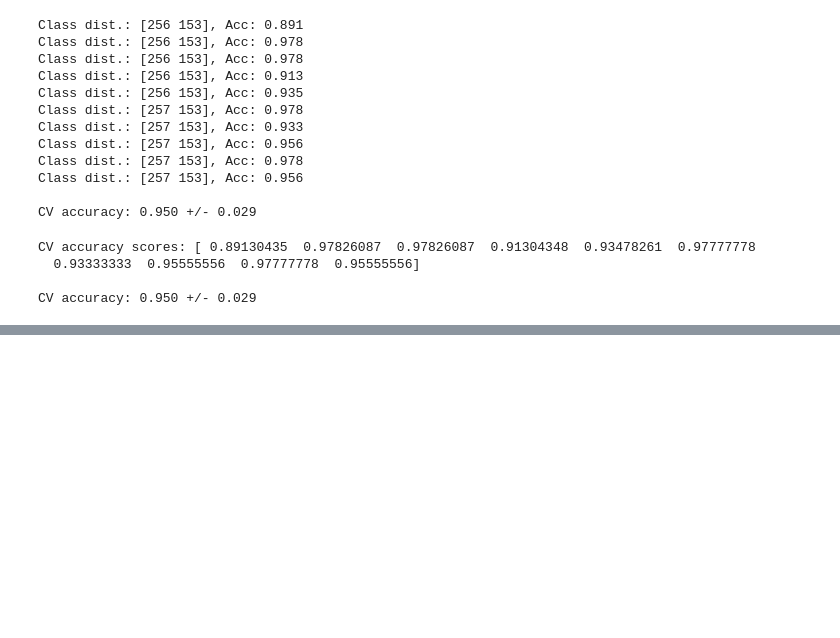
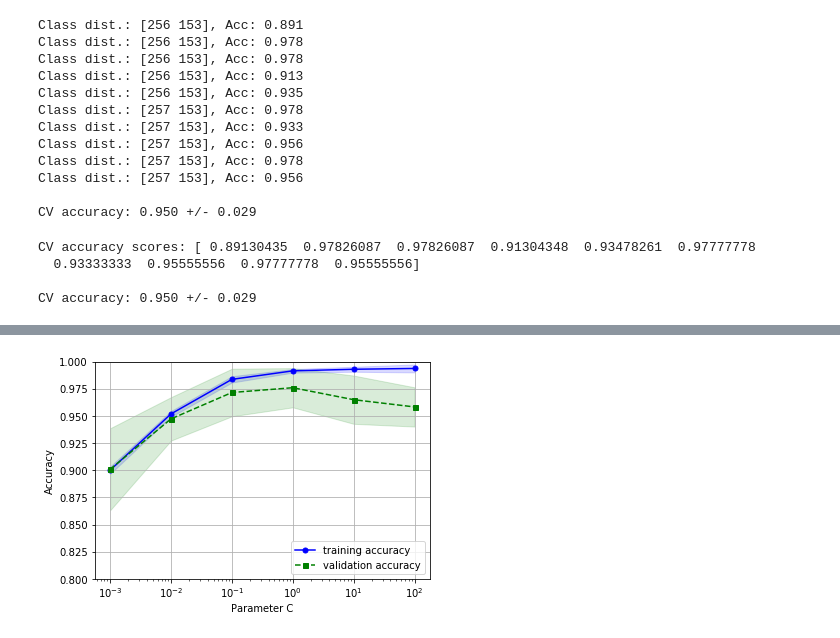
Before and after one commit to rarezhang/python_machine_learning, a Jupyter notebook: ch06_model_evaluation_hyperparameter_tuning/ch06_model_evaluation_hyperparameter_tuning.ipynb, the cells around one changed output, grey strips where cells are left out. Saved outputs shown, nothing was run; the diff lists cells and outputs as text; code cells hidden in the pictures; blank space fills up the shorter version.

```diff
--- a/ch06_model_evaluation_hyperparameter_tuning/ch06_model_evaluation_hyperparameter_tuning.ipynb
+++ b/ch06_model_evaluation_hyperparameter_tuning/ch06_model_evaluation_hyperparameter_tuning.ipynb
@@ -88,0 +140,45 @@ CV accuracy: 0.950 +/- 0.029
+# %%
+# ------------------ validation curve --------------------------------
+param_range = [0.001, 0.01, 0.1, 1.0, 10.0, 100.0]
+
+# validation_curve: stratified k-fold cross-validation by default
+# to estimate the pe rformance of the model
+train_scores, test_scores = validation_curve(
+               estimator=pipe_lr,
+                X=X_train,
+                y=y_train,
+                # param_name='clf__C', not a random name
+                # in pipe_lr --> clf=LogisticRegression
+                # in LogisticRegression, parameter C
+                # validation_curve use estimator.get_params().keys()
+                # another example: 'clf__intercept_scaling'
+                param_name='clf__C',
+                param_range=param_range,
+                cv=10)
+
+train_mean = np.mean(train_scores, axis=1)
+train_std = np.std(train_scores, axis=1)
+
+test_mean = np.mean(test_scores, axis=1)
+test_std = np.std(test_scores, axis=1)
+
+plt.plot(param_range, train_mean, color='blue', marker='o', markersize=5, label='training accuracy')
+plt.fill_between(param_range, train_mean + train_std, train_mean - train_std, alpha=0.15, color='blue')
+
+plt.plot(param_range, test_mean, color='green', linestyle='--', marker='s', markersize=5, label='validation accuracy')
+plt.fill_between(param_range, test_mean + test_std, test_mean - test_std, alpha=0.15, color='green')
+
+plt.grid()
+plt.xscale('log')
+plt.legend(loc='lower right')
+plt.xlabel('Parameter C')
+plt.ylabel('Accuracy')
+plt.ylim([0.8, 1.0])  # set y axix limits
+plt.show()
+
+# slightly underfits the data when we increase the regularization strength (small values of C).
+# However, for large values of C, it means lowering the strength of regularization,
+# so the model tends to slightly overfit the data.
+# In this case, the sweet spot appears to be around C=0.1.
+# %% [output]
+[figure, added]
```
Also changed, not shown: parts of 8 cells of this notebook, 1 other file.
